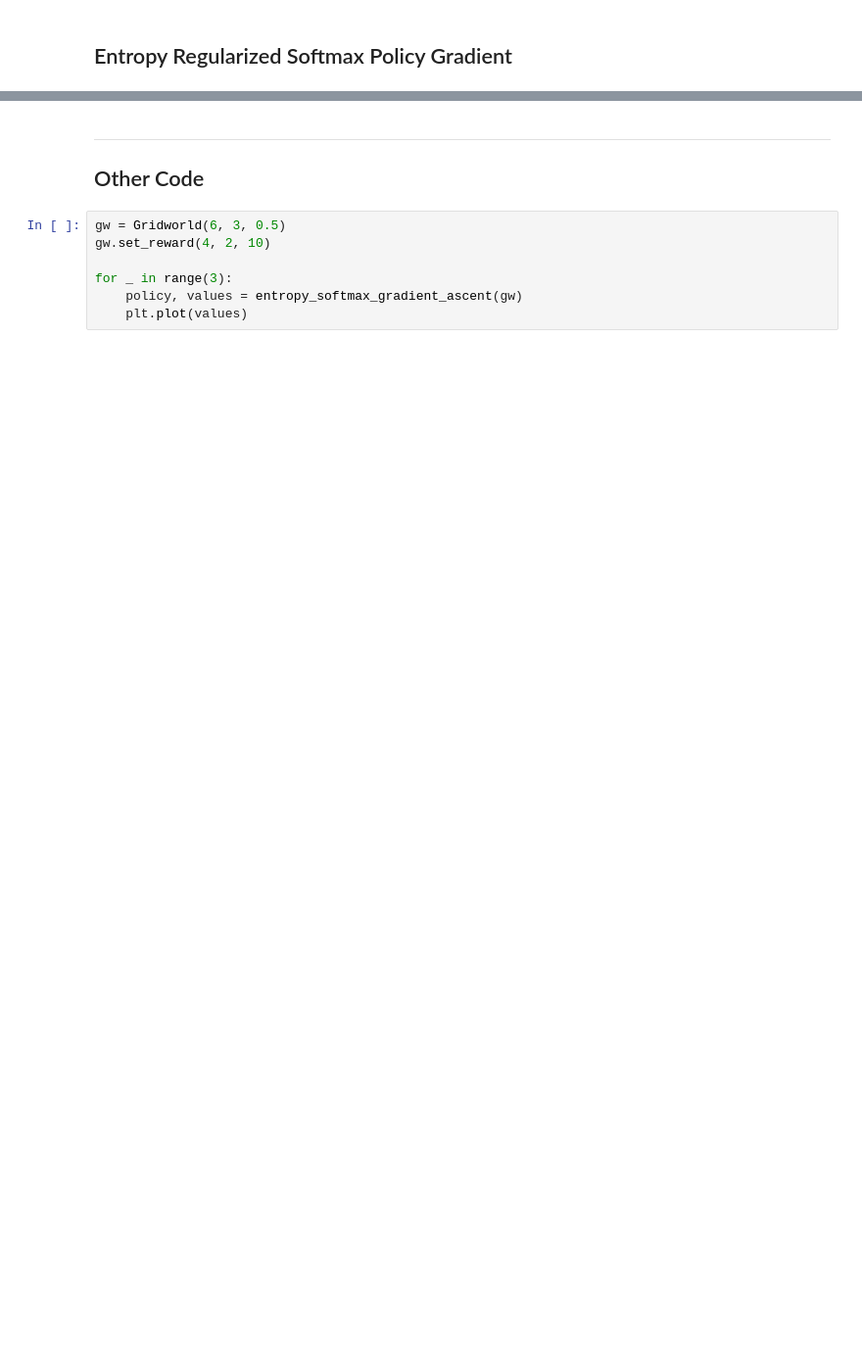
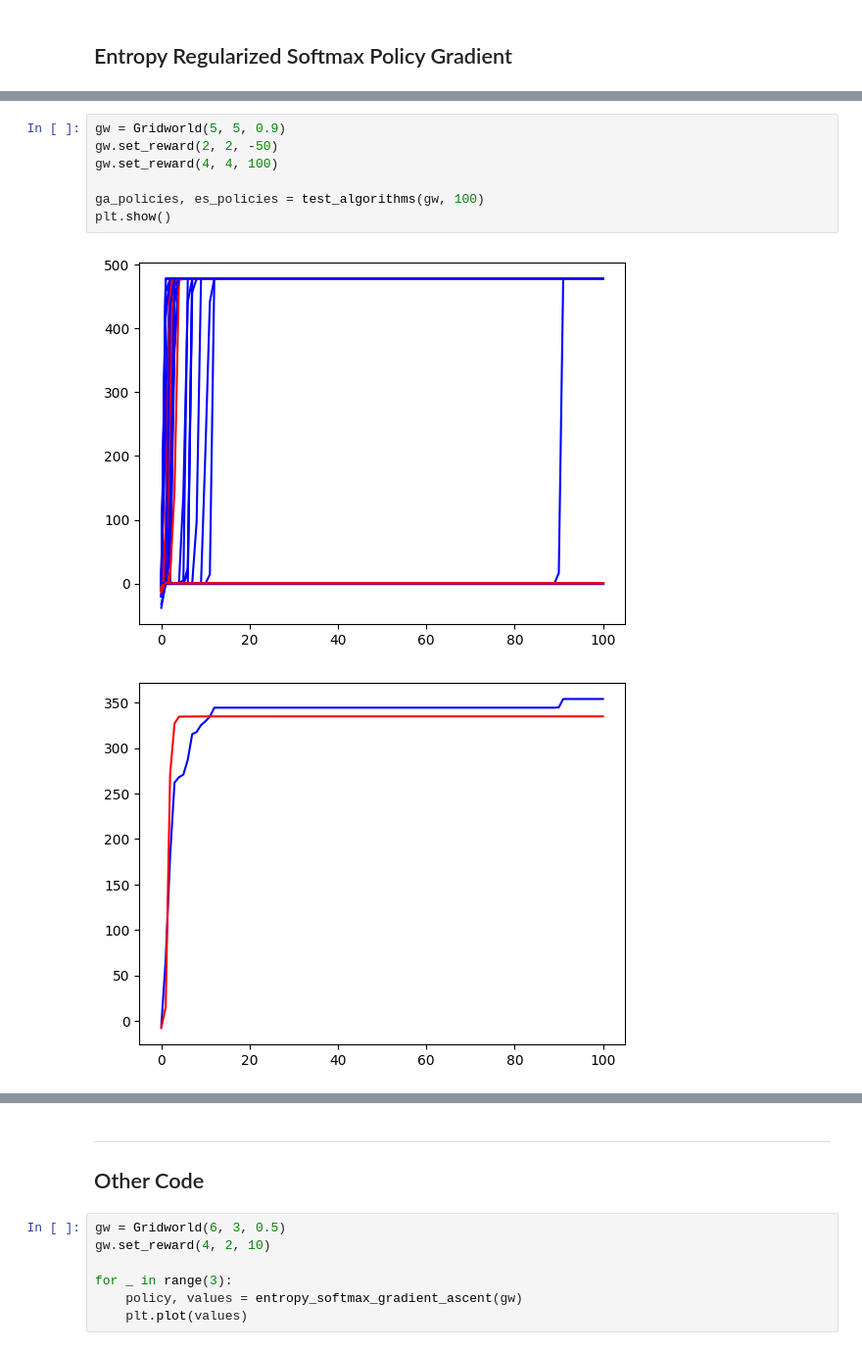
Before and after one commit to pamsoulin/cs169-finite-time-rl, a Jupyter notebook: final-project-169.ipynb, the cells around one changed output, grey strips where cells are left out. Shown at 98% size. Cells and saved outputs as stored; diff of their text form; blank space fills up the shorter version.

```diff
--- a/final-project-169.ipynb
+++ b/final-project-169.ipynb
@@ -293,0 +322,10 @@ We can then test their performance given a much larger grid world to work from:
+# %%
+gw = Gridworld(5, 5, 0.9)
+gw.set_reward(2, 2, -50)
+gw.set_reward(4, 4, 100)
+
+ga_policies, es_policies = test_algorithms(gw, 100)
+plt.show()
+# %% [output]
+[figure, added]
+[figure, added]
```
Also changed, not shown: parts of 19 cells of this notebook.
